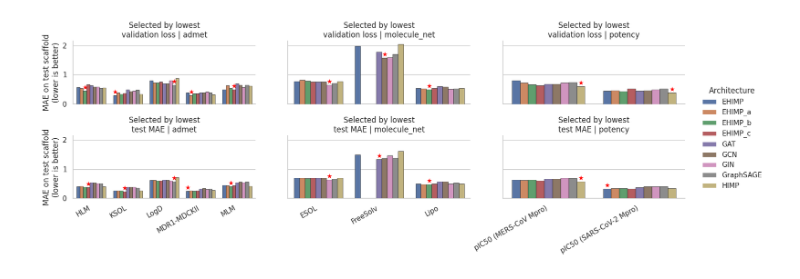
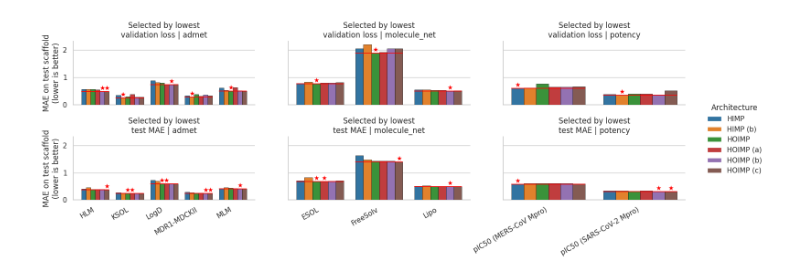
Before and after one commit to aehrlich1/ximp, a Jupyter notebook: results_analysis.ipynb, the cells around one changed output. Drawn from its saved outputs; the diff is of its cells as text; code cells hidden in the pictures.

```diff
--- a/results_analysis.ipynb
+++ b/results_analysis.ipynb
@@ -43,0 +41,16 @@ combined.head()
+# %%
+combined = pd.read_csv("combined.csv")
+
+# Replace EHIMP / EHIMP_x patterns (and EMHIMP variants)
+combined["repr_model"] = combined["repr_model"].str.replace(
+    r"^EHIMP_([abc])$", lambda m: f"HOIMP ({m.group(1)})", regex=True
+).str.replace(r"^EHIMP$", "HOIMP", regex=True).str.replace(
+    r"^EMHIMP_([abc])$", lambda m: f"HOIMP ({m.group(1)})", regex=True
+).str.replace(r"^EMHIMP$", "HOIMP", regex=True)
+
+# Replace HIMP_b
+combined["repr_model"] = combined["repr_model"].str.replace(
+    r"^HIMP_b$", "HIMP (b)", regex=True
+)
+
+print(len(combined) * 11)
@@ -72,22 +122,44 @@ import seaborn as sns
 import matplotlib.pyplot as plt
 import numpy as np
 import pandas as pd
+from copy import deepcopy as dc
+
+subset = dc(combined)
+subset = subset[
+    (subset["repr_model"] == 'HOIMP (a)') |
+    (subset["repr_model"] == 'HOIMP (c)') |
+    (subset["repr_model"] == 'HOIMP (b)') |
+    (subset["repr_model"] == 'HOIMP') |
+    (subset["repr_model"] == 'HIMP (b)') |
+    (subset["repr_model"] == 'HIMP')
+]
+
+#subset["repr_model"] = (
+#    subset["repr_model"]
+#    .str.replace(r"^EHIMP_[abc]$", "EHIMP", regex=True)
+#)
+
+#subset["repr_model"] = (
+#    subset["repr_model"]
+#    .str.replace(r"^HIMP_[abc]$", "HIMP", regex=True)
+#)
+
 
 ARCH_COL = "repr_model"
 
 # ── 1. tables for the two selection criteria ─────────────────────────────
 by_val = (
-    combined.groupby(["task", "target_task", ARCH_COL])["mean_val_loss"]
+    subset.groupby(["task", "target_task", ARCH_COL])["mean_val_loss"]
             .idxmin().round()
 )
-best_val = combined.loc[by_val].copy()
+best_val = subset.loc[by_val].copy()
 best_val["criterion"] = "Selected by lowest\nvalidation loss"
 
 by_mae = (
-    combined.groupby(["task", "target_task", ARCH_COL])["mae_test_scaffold"]
+    subset.groupby(["task", "target_task", ARCH_COL])["mae_test_scaffold"]
             .idxmin()
 )
-best_mae = combined.loc[by_mae].copy()
+best_mae = subset.loc[by_mae].copy()
 best_mae["criterion"] = "Selected by lowest\ntest MAE"
 
 plot_data = pd.concat([best_val, best_mae], ignore_index=True)
@@ -154,33 +226,47 @@ for ax in g.axes.flat:
             if np.isclose(b.get_height(), min_h):
                 ax.text(b.get_x() + b.get_width()/2, b.get_height(), **star_kw)
 
+        # line
+        min_h = min(b.get_height() for b in bars)
+
+        # span from left-most bar edge to right-most bar edge
+        x_left  = min(b.get_x() for b in bars)
+        x_right = max(b.get_x() + b.get_width() for b in bars)
+
+        # put the line slightly above the bar tops (2 % of axis range)
+        y_offset = 0.00 * (ax.get_ylim()[1] - ax.get_ylim()[0])
+        y_line   = min_h + y_offset
+
+        ax.plot([x_left, x_right], [y_line, y_line],
+                color="red", linewidth=1.1, zorder=6)
+
 # rotate x-tick labels
 for ax in g.axes.flat:
     plt.setp(ax.get_xticklabels(), rotation=25, ha="right")
 
 # ----------------------------------------------
 # 4. show x-labels only on the second row
 # ----------------------------------------------
 n_cols = len(g.col_names)            # how many panels per row
 for i, ax in enumerate(g.axes.flat):
     row_idx = i // n_cols            # 0 = first row, 1 = second row
     if row_idx == 0:
         ax.set_xlabel("")            # remove x-axis label
         ax.set_xticklabels([])       # hide tick labels
     else:
         # keep & rotate labels for the second row
         plt.setp(ax.get_xticklabels(), rotation=30, ha="right")
 
 # ────────────────── 5. give every bar a black outline ────────────────────
 for ax in g.axes.flat:
     for p in ax.patches:
         p.set_edgecolor("black")   # outline colour
         p.set_linewidth(0.4)       # outline thickness
         p.set_zorder(3)            # ensure outline sits above grid lines
 
 
 # leave room at right for legend
 plt.tight_layout(rect=[0, 0, 0.90, 1])
 plt.show()
 # %% [output]
-[figure, old version]
+[figure, new version]
```
Also changed, not shown: parts of 23 cells of this notebook, 6 other files.
